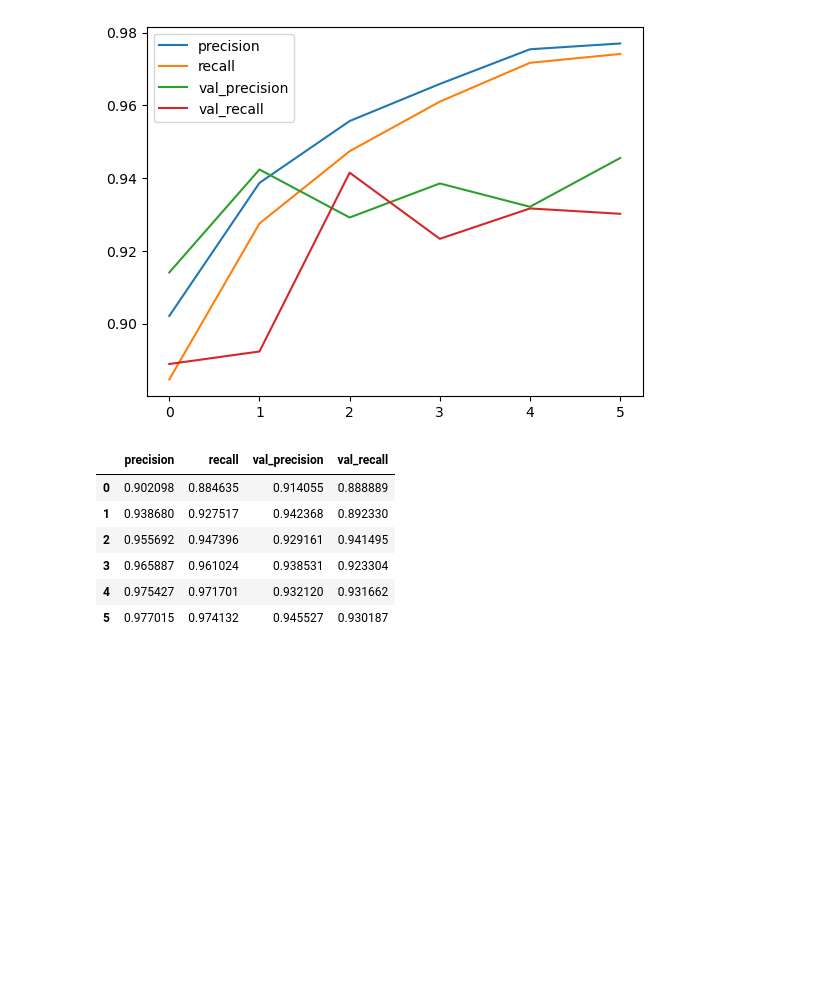
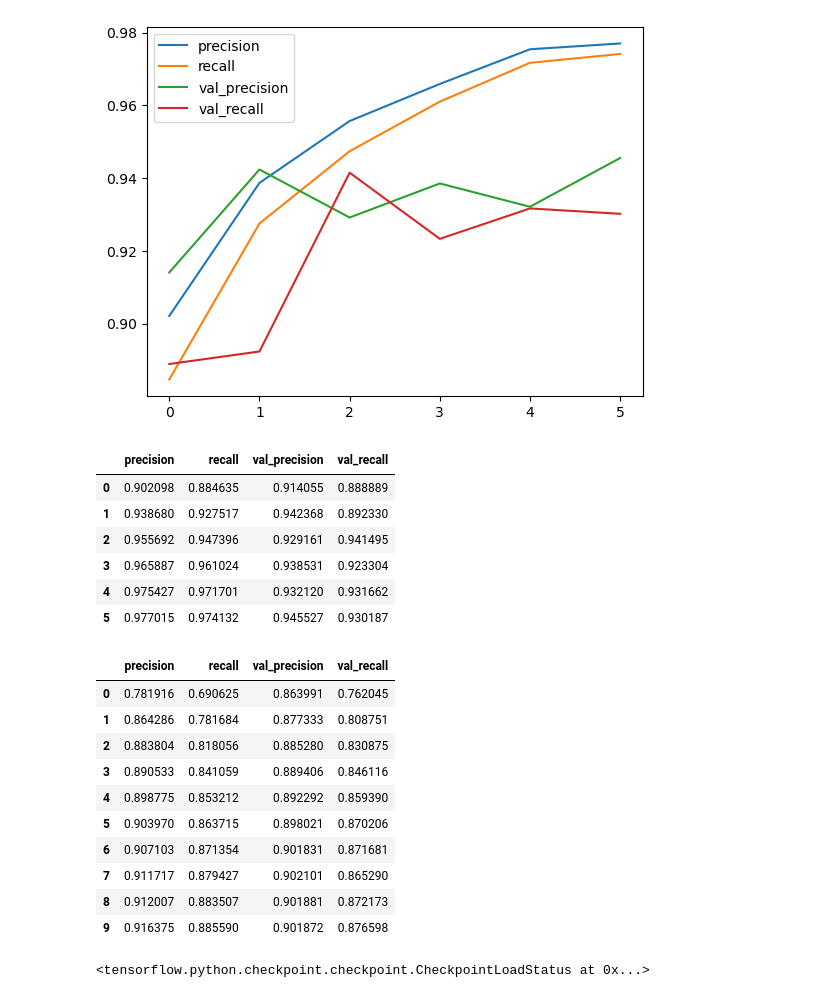
Before and after one commit to melihkacaman/neckline_classifier_Aydinli, a Jupyter notebook: notebooks/04 Range3 Data Model Creation and Data Prep.ipynb, the cells around one changed output. Cells and saved outputs as stored; diff of their text form; code cells hidden in the pictures; blank space fills up the shorter version.

```diff
--- a/notebooks/04 Range3 Data Model Creation and Data Prep.ipynb
+++ b/notebooks/04 Range3 Data Model Creation and Data Prep.ipynb
@@ -476,3 +477,21 @@ pd.DataFrame(history_model_0_fine.history)[["precision", "recall", "val_precisio
 | 3 | 0.965887 | 0.961024 | 0.938531 | 0.923304 |
 | 4 | 0.975427 | 0.971701 | 0.932120 | 0.931662 |
 | 5 | 0.977015 | 0.974132 | 0.945527 | 0.930187 |
+# %%
+pd.DataFrame(history_model_0.history)[["precision", "recall", "val_precision", "val_recall"]]
+# %% [output]
+|  | precision | recall | val_precision | val_recall |
+| 0 | 0.781916 | 0.690625 | 0.863991 | 0.762045 |
+| 1 | 0.864286 | 0.781684 | 0.877333 | 0.808751 |
+| 2 | 0.883804 | 0.818056 | 0.885280 | 0.830875 |
+| 3 | 0.890533 | 0.841059 | 0.889406 | 0.846116 |
+| 4 | 0.898775 | 0.853212 | 0.892292 | 0.859390 |
+| 5 | 0.903970 | 0.863715 | 0.898021 | 0.870206 |
+| 6 | 0.907103 | 0.871354 | 0.901831 | 0.871681 |
+| 7 | 0.911717 | 0.879427 | 0.902101 | 0.865290 |
+| 8 | 0.912007 | 0.883507 | 0.901881 | 0.872173 |
+| 9 | 0.916375 | 0.885590 | 0.901872 | 0.876598 |
+# %%
+model_0.load_weights("./checkpoints/range3/MODEL_0/checkpoint-12.ckpt") # ckpt 12 load
+# %% [output]
+<tensorflow.python.checkpoint.checkpoint.CheckpointLoadStatus at 0x...>
```
Also changed, not shown: parts of 4 cells of this notebook.
